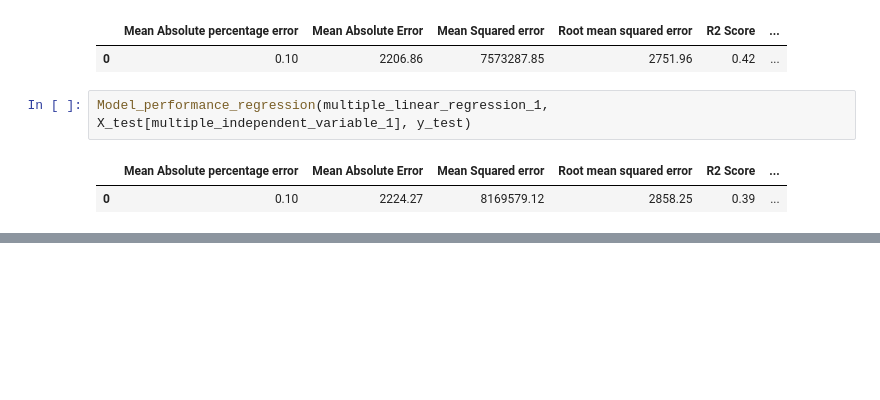
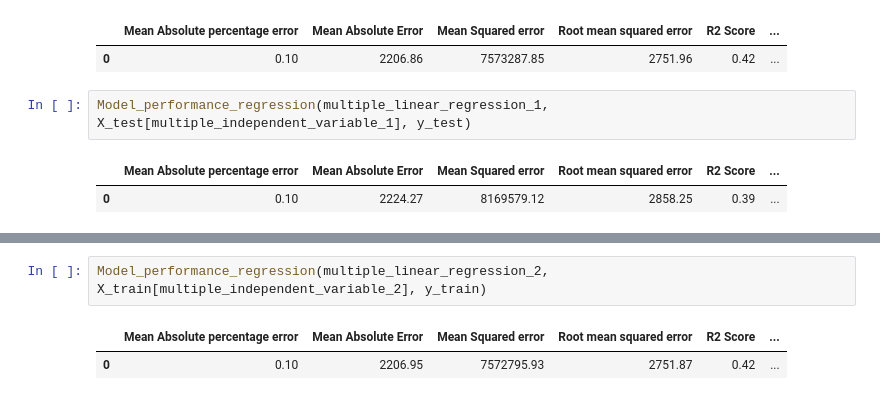
Before and after one commit to uniquegalaxycoder/Project, a Jupyter notebook: Liner_Regression_Sales_Data.ipynb, the cells around one changed output, grey strips where cells are left out. Cells and saved outputs as stored; diff of their text form; blank space fills up the shorter version.

```diff
--- a/Liner_Regression_Sales_Data.ipynb
+++ b/Liner_Regression_Sales_Data.ipynb
@@ -1179,0 +1177,5 @@ df.head()
+# %%
+Model_performance_regression(multiple_linear_regression_2, X_train[multiple_independent_variable_2], y_train)
+# %% [output]
+|  | Mean Absolute percentage error | Mean Absolute Error | Mean Squared error | Root mean squared error | R2 Score | ... |
+| 0 | 0.10 | 2206.95 | 7572795.93 | 2751.87 | 0.42 | ... |
```
Also changed, not shown: parts of 27 cells of this notebook.
